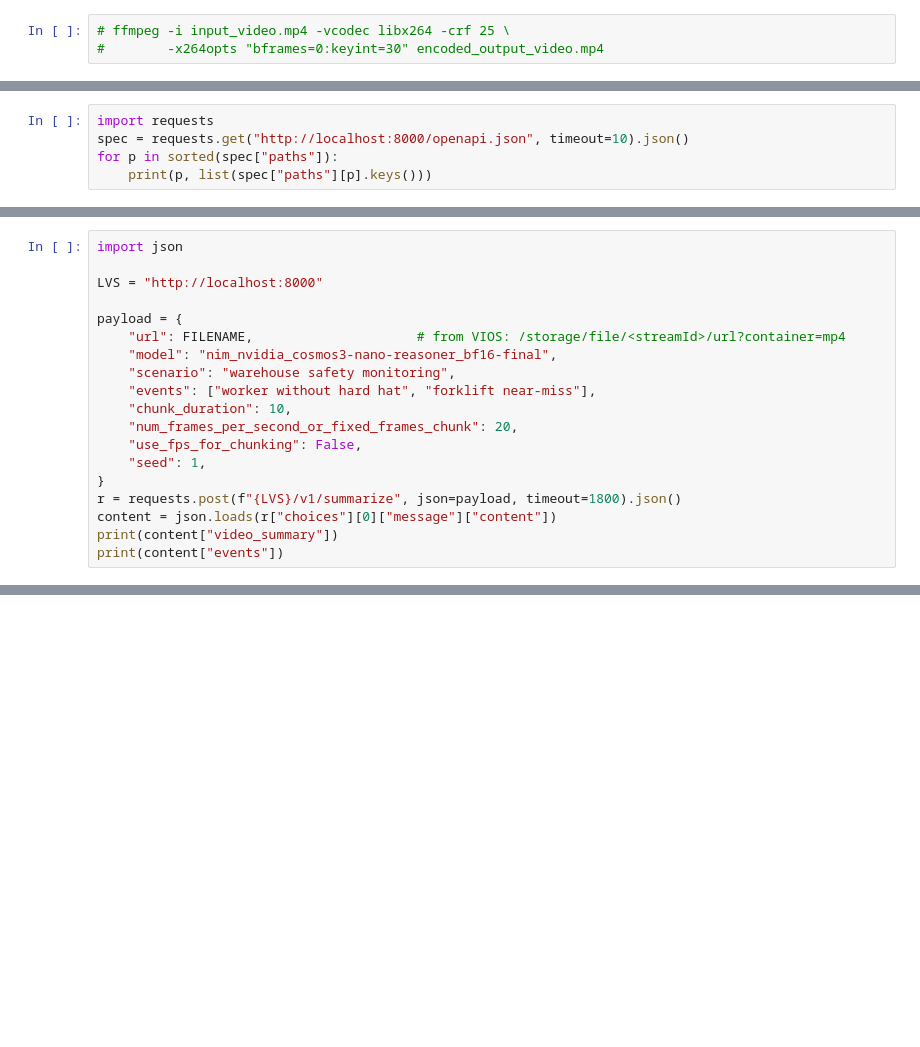
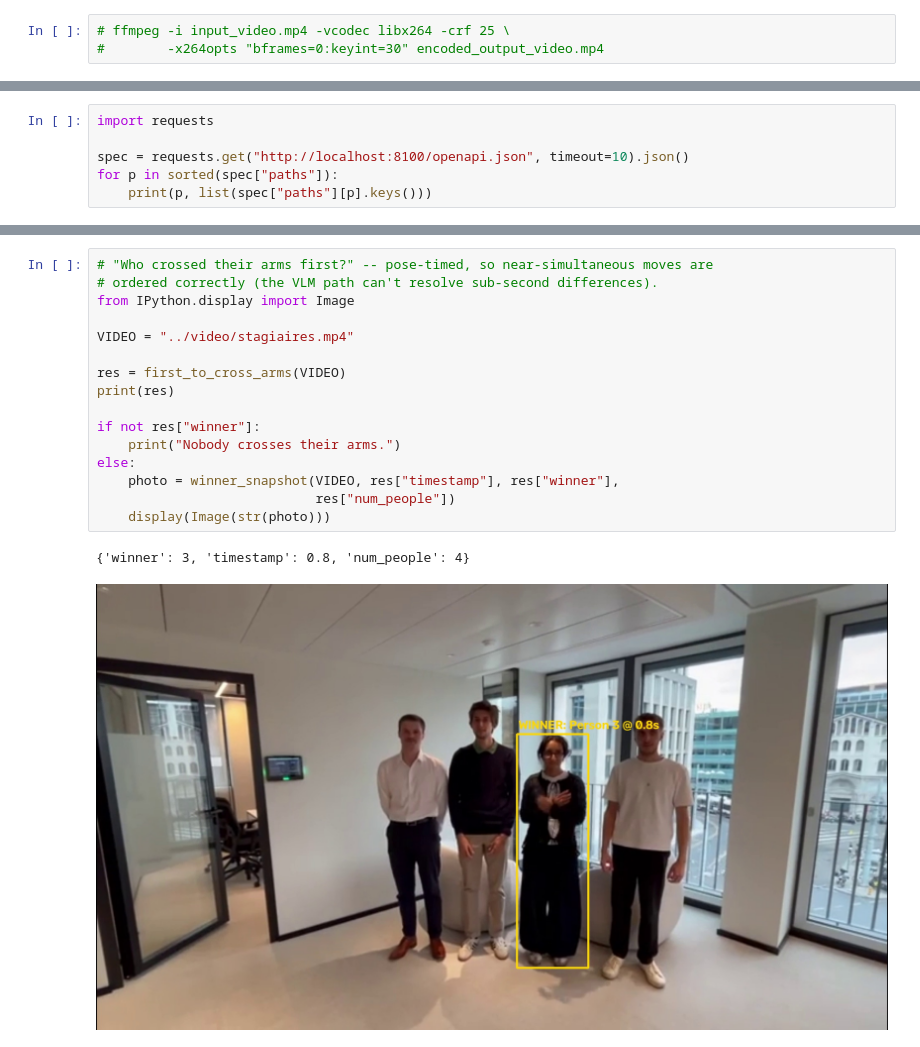
Before and after one commit to Swiss-ai-Weeks/visual-inspector, a Jupyter notebook: test.ipynb, the cells around one changed output, grey strips where cells are left out. Saved outputs shown, nothing was run; the diff lists cells and outputs as text; blank space fills up the shorter version.

```diff
--- a/test.ipynb
+++ b/test.ipynb
@@ -15,7 +11,8 @@ Requirement already satisfied: urllib3<3,>=1.26 in /home/nvidia/Documents/.venv/
 Requirement already satisfied: certifi>=2023.5.7 in /home/nvidia/Documents/.venv/lib/python3.12/site-packages (from requests) (2026.7.22)
 # %%
 import requests
-spec = requests.get("http://localhost:8000/openapi.json", timeout=10).json()
+
+spec = requests.get("http://localhost:8100/openapi.json", timeout=10).json()
 for p in sorted(spec["paths"]):
     print(p, list(spec["paths"][p].keys()))
 # %% [output]
@@ -365,19 +35,0 @@ purge(FILENAME)   # always run before re-uploading the same name
-# %%
-import json
-
-LVS = "http://localhost:8000"
-
-payload = {
-    "url": FILENAME,                     # from VIOS: /storage/file/<streamId>/url?container=mp4
-    "model": "nim_nvidia_cosmos3-nano-reasoner_bf16-final",
-    "scenario": "warehouse safety monitoring",
-    "events": ["worker without hard hat", "forklift near-miss"],
-    "chunk_duration": 10,
-    "num_frames_per_second_or_fixed_frames_chunk": 20,
-    "use_fps_for_chunking": False,
-    "seed": 1,
-}
-r = requests.post(f"{LVS}/v1/summarize", json=payload, timeout=1800).json()
-content = json.loads(r["choices"][0]["message"]["content"])
-print(content["video_summary"])
-print(content["events"])
@@ -421,0 +380,19 @@ KeyboardInterrupt:
+# %%
+# "Who crossed their arms first?" -- pose-timed, so near-simultaneous moves are
+# ordered correctly (the VLM path can't resolve sub-second differences).
+from IPython.display import Image
+
+VIDEO = "../video/stagiaires.mp4"
+
+res = first_to_cross_arms(VIDEO)
+print(res)
+
+if not res["winner"]:
+    print("Nobody crosses their arms.")
+else:
+    photo = winner_snapshot(VIDEO, res["timestamp"], res["winner"],
+                            res["num_people"])
+    display(Image(str(photo)))
+# %% [output]
+{'winner': 3, 'timestamp': 0.8, 'num_people': 4}
+[figure, added]
```
Also changed, not shown: parts of 26 cells of this notebook, 9 other files.
